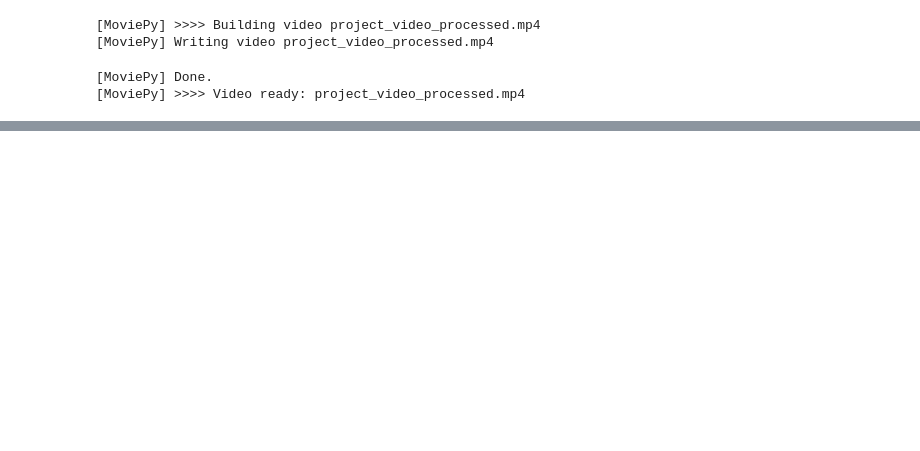
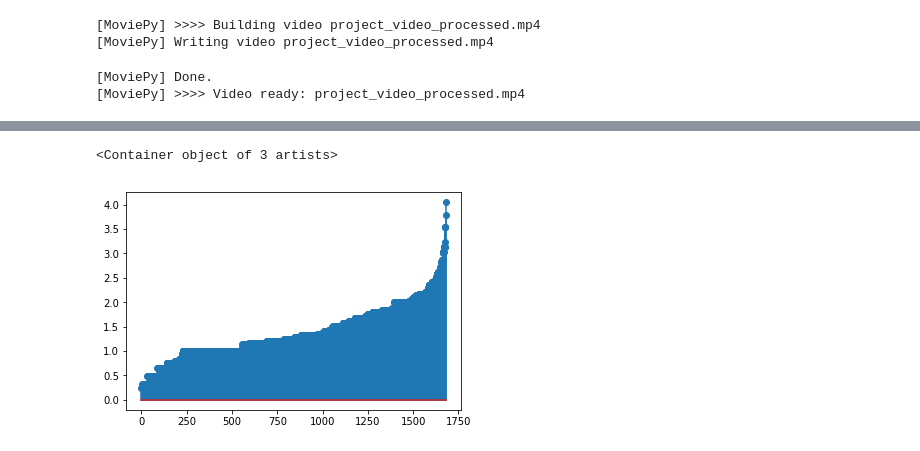
Before and after one commit to ricgu8086/CarND-Vehicle-Detection, a Jupyter notebook: main.ipynb, the cells around one changed output, grey strips where cells are left out. Cells and saved outputs as stored; diff of their text form; code cells hidden in the pictures; blank space fills up the shorter version.

```diff
--- a/main.ipynb
+++ b/main.ipynb
@@ -488,0 +513,26 @@ HTML("""
+# %%
+def aspect_ratio (frames):
+
+    frame_areas = list()
+    areas = list()
+
+    for bboxes in frames:
+
+        #areas = list()
+
+        for bbox in bboxes:
+            tl, br = bbox
+            tmp = (br[0]-tl[0])/(br[1]-tl[1])
+            areas.append(tmp)
+
+        #frame_areas.append(areas)
+
+    #return frame_areas
+    return areas
+# %%
+total_aspect_ratio = aspect_ratio(video_bounding_boxes)
+# %%
+plt.stem(sorted(total_aspect_ratio))
+# %% [output]
+<Container object of 3 artists>
+[figure, added]
```
Also changed, not shown: parts of 23 cells of this notebook, 8 other files.
